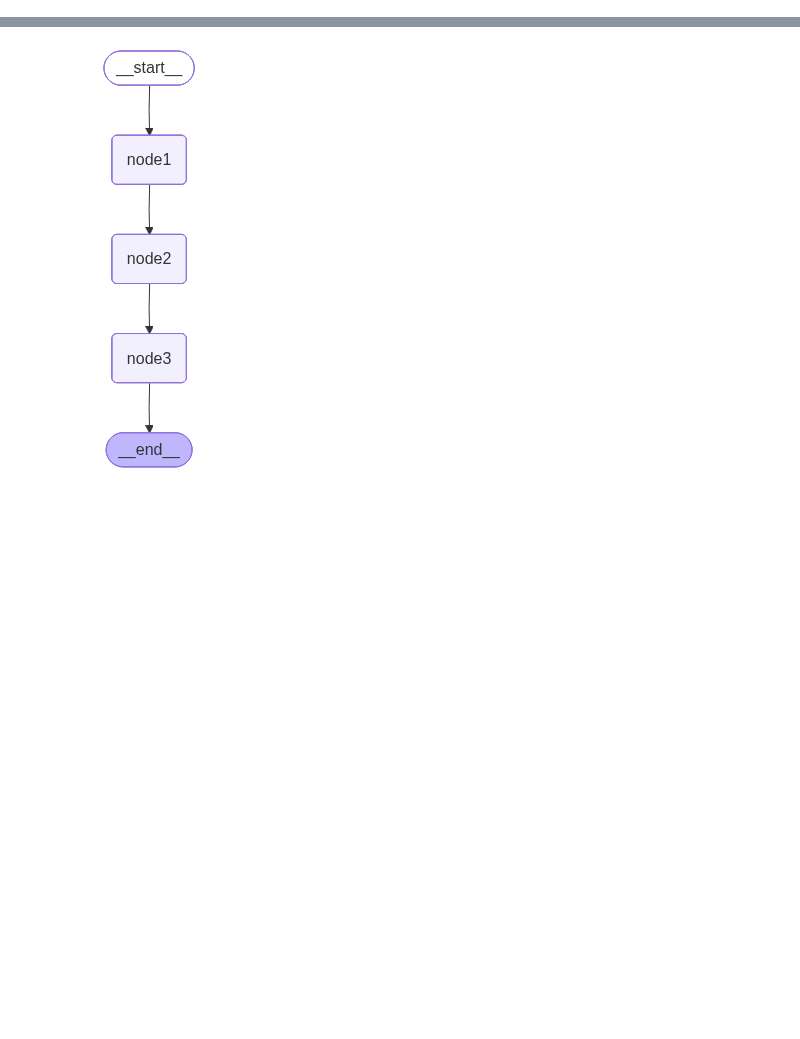
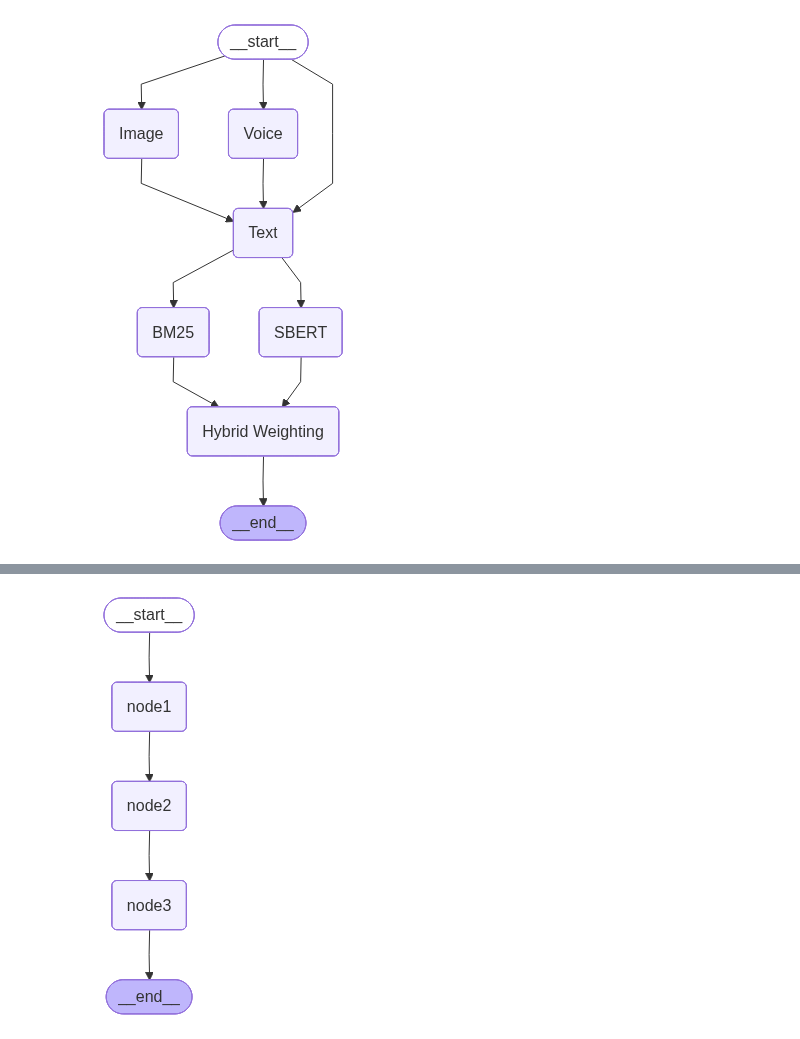
Before and after one commit to AdrianDonohoe/agentic-labs, a Jupyter notebook: week4 langgraph.ipynb, the cells around one changed output, grey strips where cells are left out. Drawn from its saved outputs; the diff is of its cells as text; code cells hidden in the pictures; blank space fills up the shorter version.

Commit message:
started CA3

```diff
--- a/week4 langgraph.ipynb
+++ b/week4 langgraph.ipynb
@@ -40,3 +68,36 @@ graph.add_edge("node3", END)
 
 # compile the graph
 compiled_graph = graph.compile()
+# %%
+search_graph = StateGraph(MyState)
+
+# add nodes to the graph
+search_graph.add_node("BM25", bm25)
+search_graph.add_node("SBERT", sbert)
+search_graph.add_node("Image", image)
+search_graph.add_node("Voice", voice)
+search_graph.add_node("Text", text)
+search_graph.add_node("Hybrid Weighting", hybrid)
+
+
+
+# add edges to the graph
+search_graph.add_edge(START, "Image")
+search_graph.add_edge(START, "Voice")
+search_graph.add_edge(START, "Text")
+search_graph.add_edge("Image", "Text")
+search_graph.add_edge("Voice", "Text")
+
+
+search_graph.add_edge("Text", "SBERT")
+search_graph.add_edge("Text", "BM25")
+search_graph.add_edge("SBERT", "Hybrid Weighting")
+search_graph.add_edge("BM25", "Hybrid Weighting")
+search_graph.add_edge("Hybrid Weighting", END)
+
+
+compiled_search_graph = search_graph.compile()
+
+compiled_search_graph
+# %% [output]
+[figure, added]
```
Also changed, not shown: parts of 3 cells of this notebook, 31 other files.
